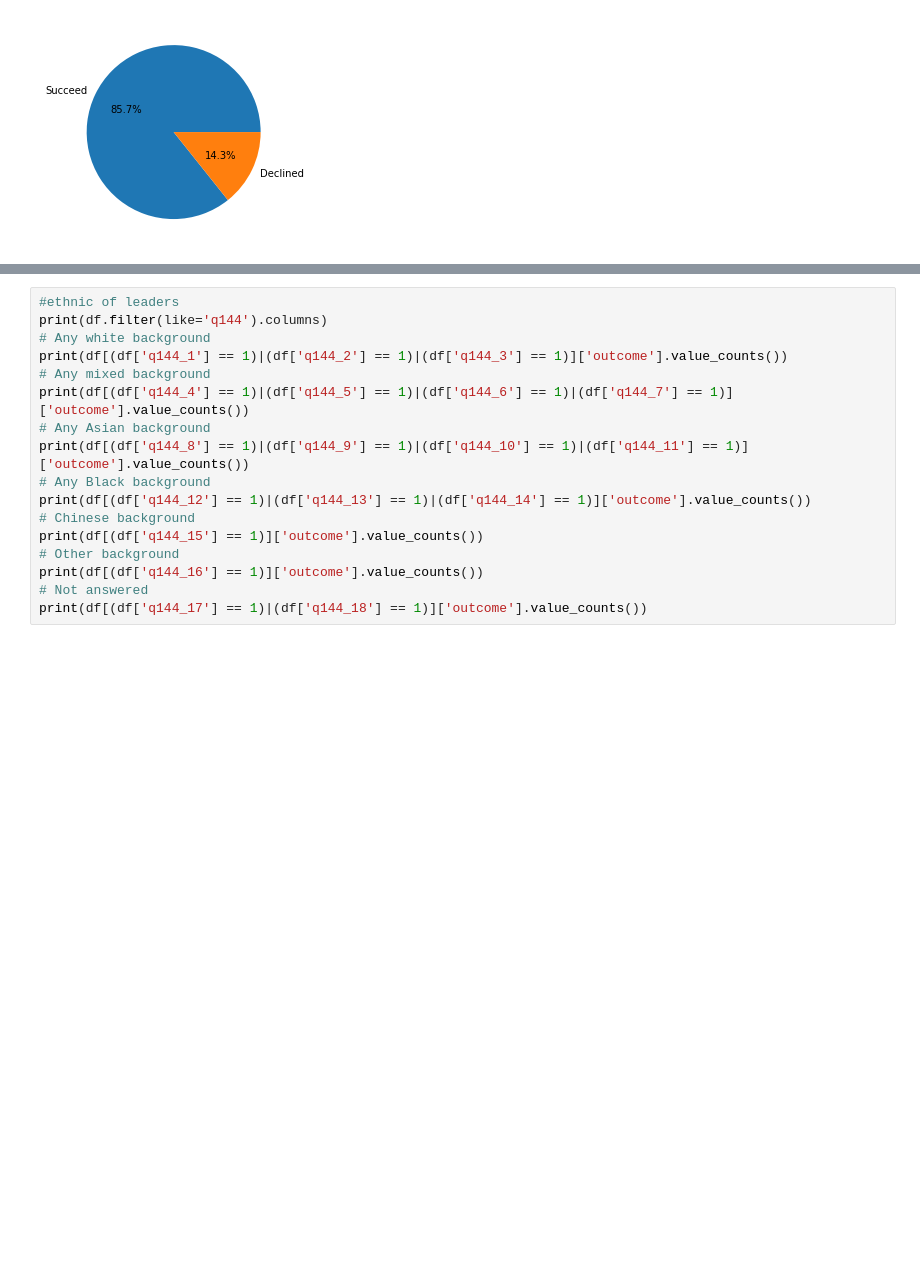
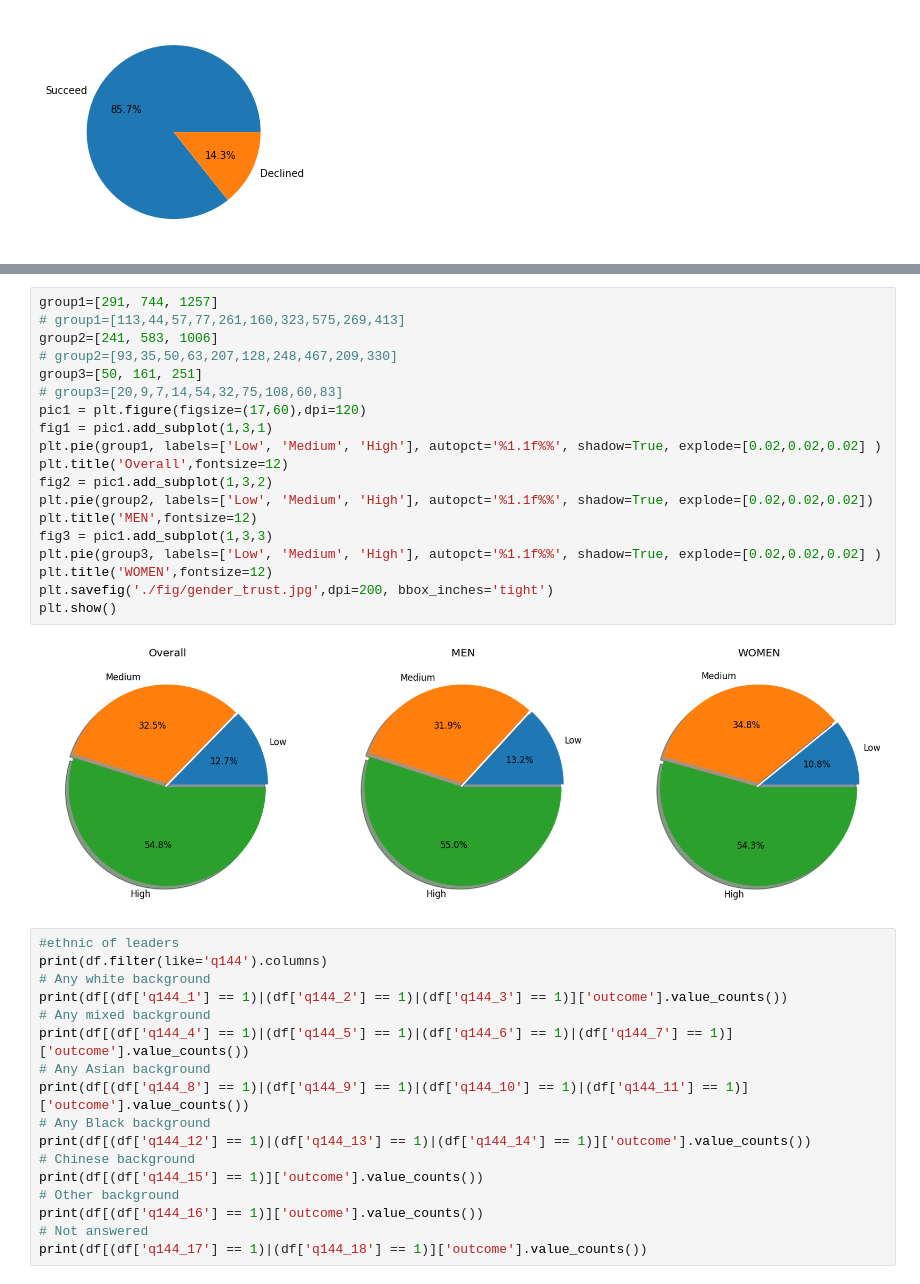
Before and after one commit to ZTianle/Fairness-in-credit-scoring, a Jupyter notebook: analysis/plotting.ipynb, the cells around one changed output, grey strips where cells are left out. Saved outputs shown, nothing was run; the diff lists cells and outputs as text; blank space fills up the shorter version.

```diff
--- a/analysis/plotting.ipynb
+++ b/analysis/plotting.ipynb
@@ -68,3 +96,24 @@ plt.show()
+# %%
+group1=[291, 744, 1257]
+# group1=[113,44,57,77,261,160,323,575,269,413]
+group2=[241, 583, 1006]
+# group2=[93,35,50,63,207,128,248,467,209,330]
+group3=[50, 161, 251]
+# group3=[20,9,7,14,54,32,75,108,60,83]
+pic1 = plt.figure(figsize=(17,60),dpi=120)
+fig1 = pic1.add_subplot(1,3,1)
+plt.pie(group1, labels=['Low', 'Medium', 'High'], autopct='%1.1f%%', shadow=True, explode=[0.02,0.02,0.02] )
+plt.title('Overall',fontsize=12)
+fig2 = pic1.add_subplot(1,3,2)
+plt.pie(group2, labels=['Low', 'Medium', 'High'], autopct='%1.1f%%', shadow=True, explode=[0.02,0.02,0.02])
+plt.title('MEN',fontsize=12)
+fig3 = pic1.add_subplot(1,3,3)
+plt.pie(group3, labels=['Low', 'Medium', 'High'], autopct='%1.1f%%', shadow=True, explode=[0.02,0.02,0.02] )
+plt.title('WOMEN',fontsize=12)
+plt.savefig('./fig/gender_trust.jpg',dpi=200, bbox_inches='tight')
+plt.show()
+# %% [output]
+[figure, added]
 # %%
 #ethnic of leaders
 print(df.filter(like='q144').columns)
```
Also changed, not shown: parts of 5 cells of this notebook, 3 other files.
